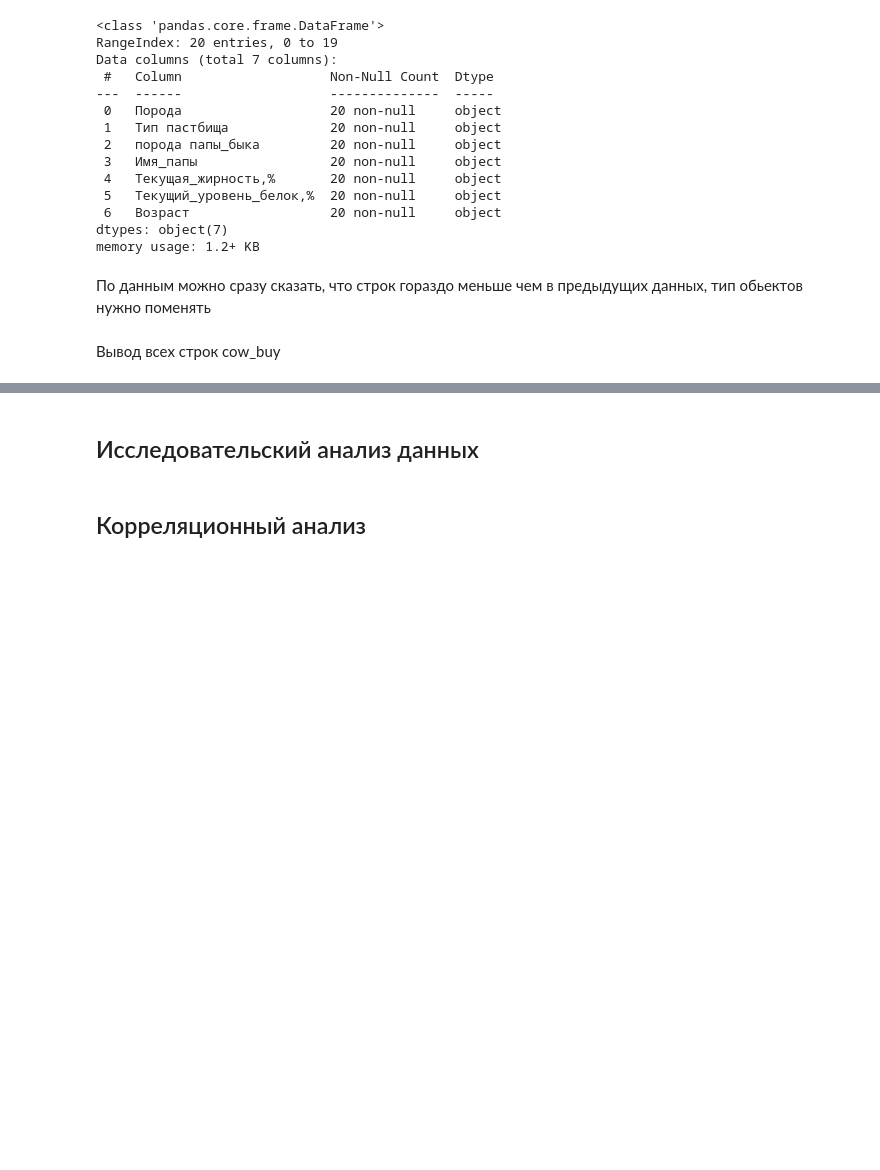
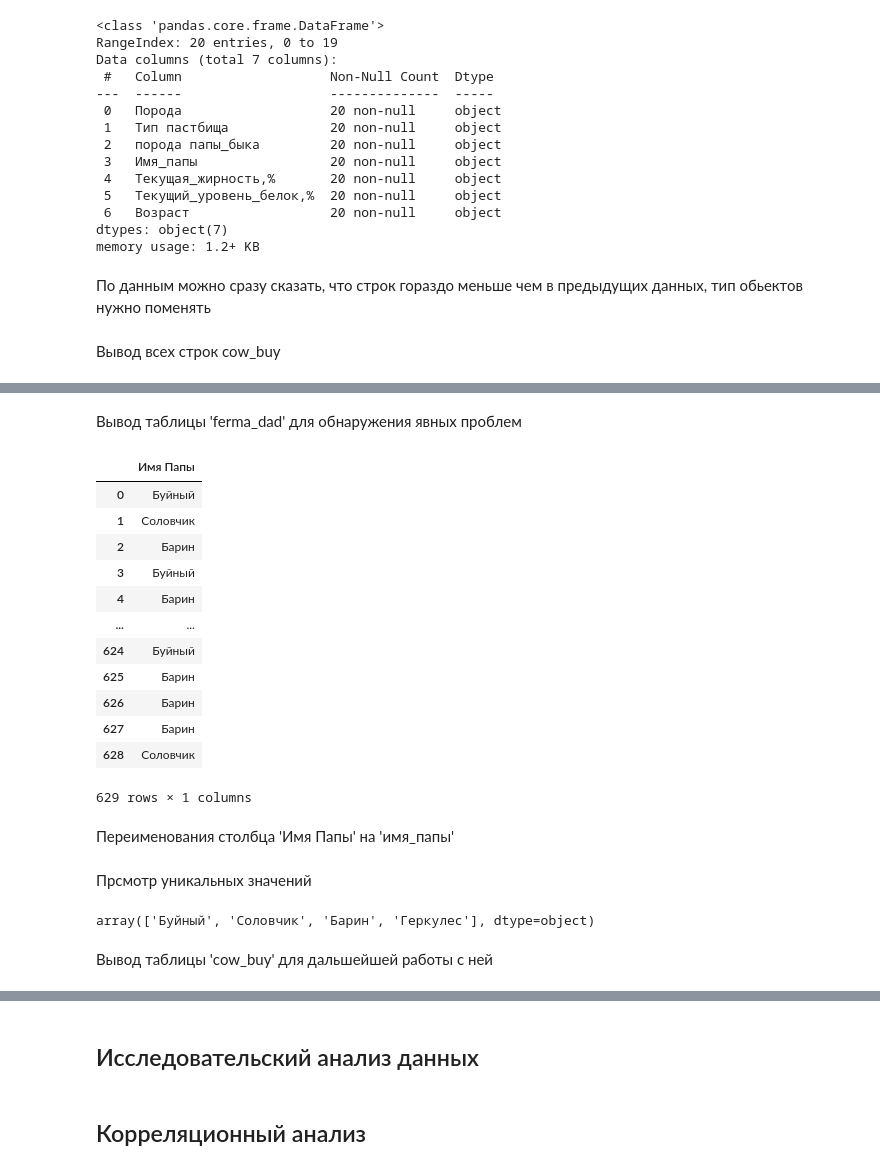
Before and after one commit to butuzovzeleboba/Linear-models-in-machine-learning, a Jupyter notebook: Linear models in machine learning.ipynb, the cells around one changed output, grey strips where cells are left out. Saved outputs shown, nothing was run; the diff lists cells and outputs as text; code cells hidden in the pictures; blank space fills up the shorter version.

```diff
--- a/Linear models in machine learning.ipynb
+++ b/Linear models in machine learning.ipynb
@@ -11,7 +14,10 @@ ferma_main=pd.read_csv('/datasets/ferma_main.csv', delimiter=';')
 # %% [markdown]
 Загрузка данных 'ferma_dad.csv'
 # %%
-ferma_dad=pd.read_csv('/datasets/ferma_dad.csv', delimiter=';')
+try:
+    ferma_dad=pd.read_csv('/datasets/ferma_dad.csv', delimiter=';')
+except FileNotFoundError:
+    ferma_dad=pd.read_csv('ferma_dad.csv', delimiter=';')
 # %% [markdown]
 Загрузка данных 'cow_buy.csv'
 # %%
@@ -168,0 +344,20 @@ cow_buy
+# %% [markdown]
+Вывод таблицы 'ferma_dad' для обнаружения явных проблем
+# %%
+ferma_dad
+# %% [output]
+|  | Имя Папы |
+| 0 | Буйный |
+| 1 | Соловчик |
+| 2 | Барин |
+| 3 | Буйный |
+| 4 | Барин |
+| ... | ... |
+| 624 | Буйный |
+| 625 | Барин |
+| 626 | Барин |
+| 627 | Барин |
+| 628 | Соловчик |
+629 rows × 1 columns
+# %% [markdown]
+Переименования столбца 'Имя Папы' на 'имя_папы'
@@ -168,0 +366,8 @@ cow_buy
+# %% [markdown]
+Прсмотр уникальных значений
+# %%
+ferma_dad['имя_папы'].unique()
+# %% [output]
+array(['Буйный', 'Соловчик', 'Барин', 'Геркулес'], dtype=object)
+# %% [markdown]
+Вывод таблицы 'cow_buy' для дальшейшей работы с ней
```
Also changed, not shown: parts of 64 cells of this notebook.
